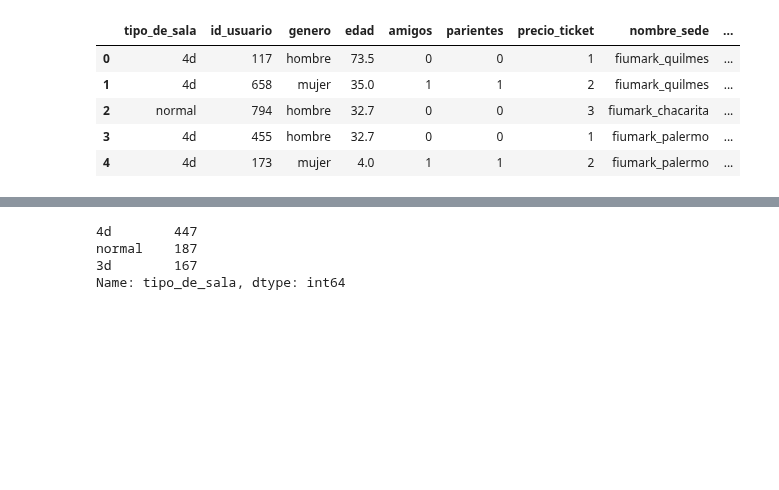
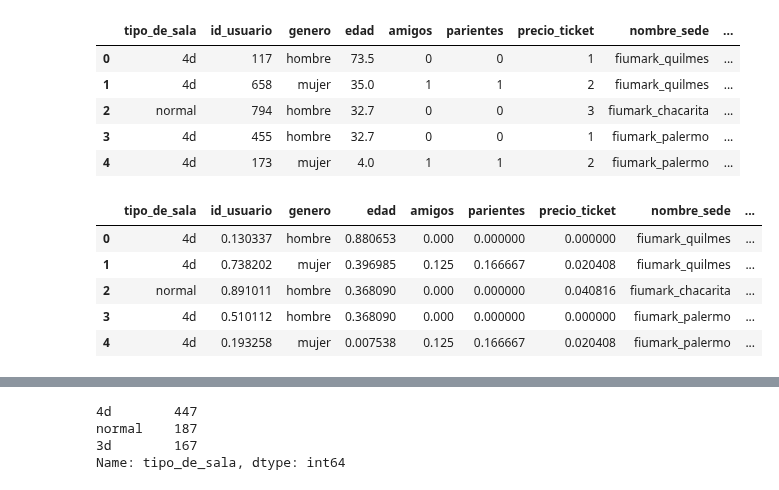
Before and after one commit to JuanOpizzi/Datos-2020-2c, a Jupyter notebook: TP2/Preprocessing.ipynb, the cells around one changed output, grey strips where cells are left out. Cells and saved outputs as stored; diff of their text form; code cells hidden in the pictures; blank space fills up the shorter version.

```diff
--- a/TP2/Preprocessing.ipynb
+++ b/TP2/Preprocessing.ipynb
@@ -58,3 +80,13 @@ df.head()
 | 2 | normal | 794 | hombre | 32.7 | 0 | 0 | 3 | fiumark_chacarita | ... |
 | 3 | 4d | 455 | hombre | 32.7 | 0 | 0 | 1 | fiumark_palermo | ... |
 | 4 | 4d | 173 | mujer | 4.0 | 1 | 1 | 2 | fiumark_palermo | ... |
+# %%
+df = normalizar_atributos_numericos(df)
+df.head()
+# %% [output]
+|  | tipo_de_sala | id_usuario | genero | edad | amigos | parientes | precio_ticket | nombre_sede | ... |
+| 0 | 4d | 0.130337 | hombre | 0.880653 | 0.000 | 0.000000 | 0.000000 | fiumark_quilmes | ... |
+| 1 | 4d | 0.738202 | mujer | 0.396985 | 0.125 | 0.166667 | 0.020408 | fiumark_quilmes | ... |
+| 2 | normal | 0.891011 | hombre | 0.368090 | 0.000 | 0.000000 | 0.040816 | fiumark_chacarita | ... |
+| 3 | 4d | 0.510112 | hombre | 0.368090 | 0.000 | 0.000000 | 0.000000 | fiumark_palermo | ... |
+| 4 | 4d | 0.193258 | mujer | 0.007538 | 0.125 | 0.166667 | 0.020408 | fiumark_palermo | ... |
```
Also changed, not shown: parts of 8 cells of this notebook, 1 other file.
